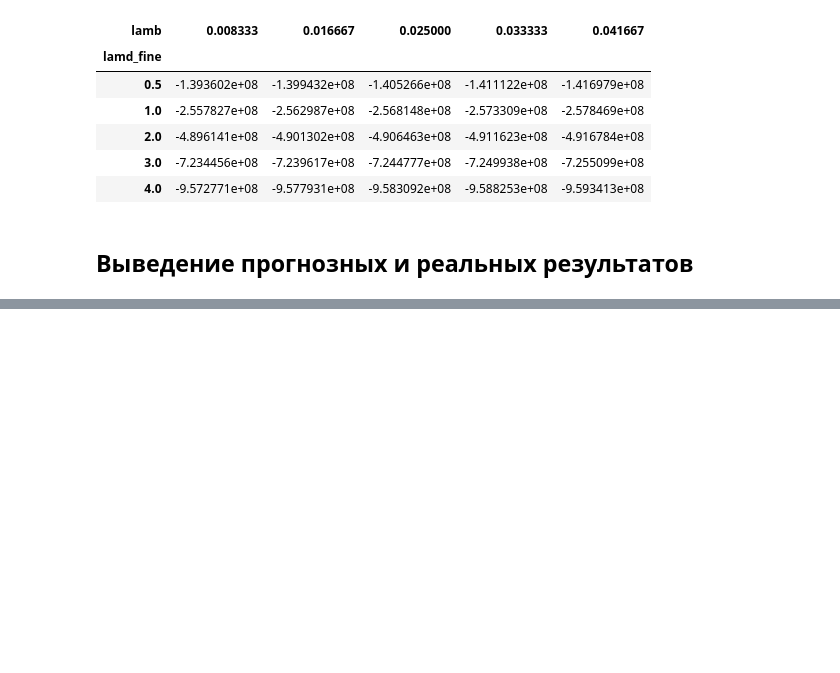
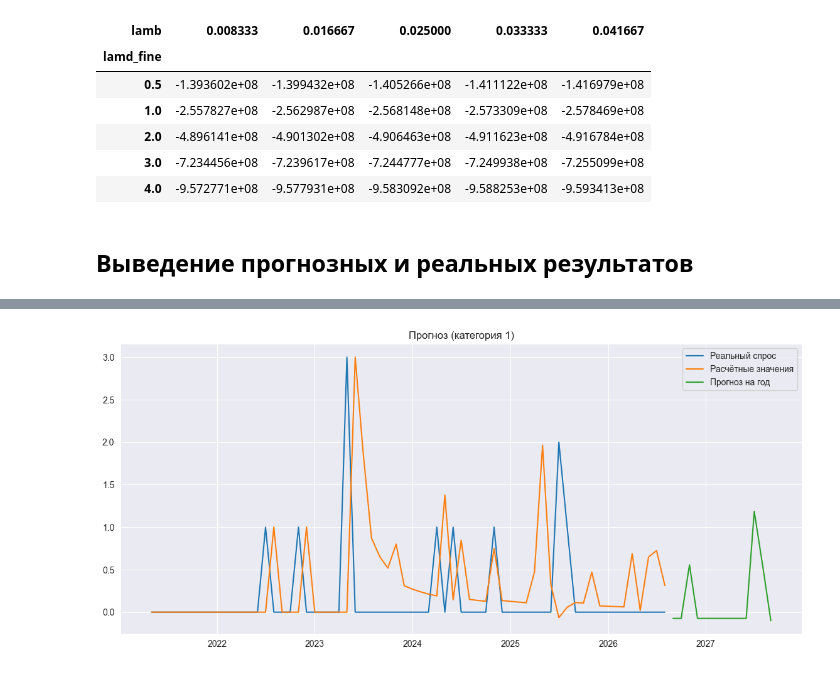
Before and after one commit to IvanAstakhov123/S7-script, a Jupyter notebook: Dynamic_opt_final.ipynb, the cells around one changed output, grey strips where cells are left out. Drawn from its saved outputs; the diff is of its cells as text; code cells hidden in the pictures; blank space fills up the shorter version.

```diff
--- a/Dynamic_opt_final.ipynb
+++ b/Dynamic_opt_final.ipynb
@@ -1653,0 +1796,20 @@ ord_all.to_csv('total_pred_4.csv', index=False)
+# %%
+plt.figure(figsize=(14,6))
+
+
+plt.plot(total_pred['actual'], label='Реальный спрос')
+plt.plot(total_pred['fitted'], label='Расчётные значения')
+plt.plot(total_pred['forecast'], label='Прогноз на год',)
+
+# plt.fill_between(
+#     total_pred.index,
+#     total_pred['lo95'],
+#     total_pred['hi95'],
+#     alpha=0.2
+# )
+
+plt.legend()
+plt.title('Прогноз (категория 1)')
+plt.show()
+# %% [output]
+[figure, added]
```
Also changed, not shown: parts of 33 cells of this notebook.
